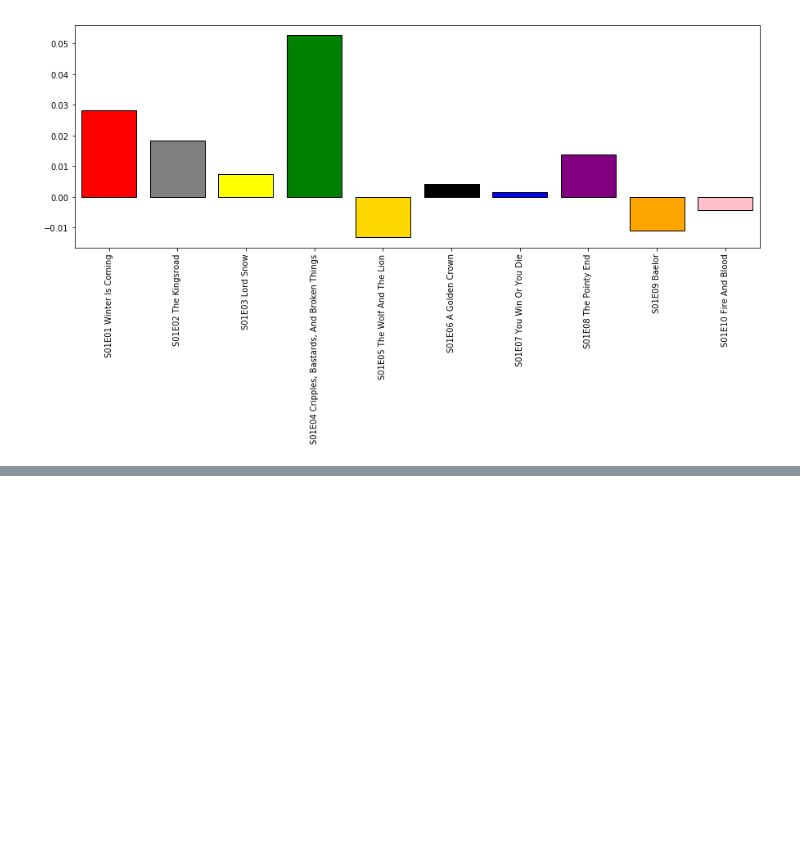
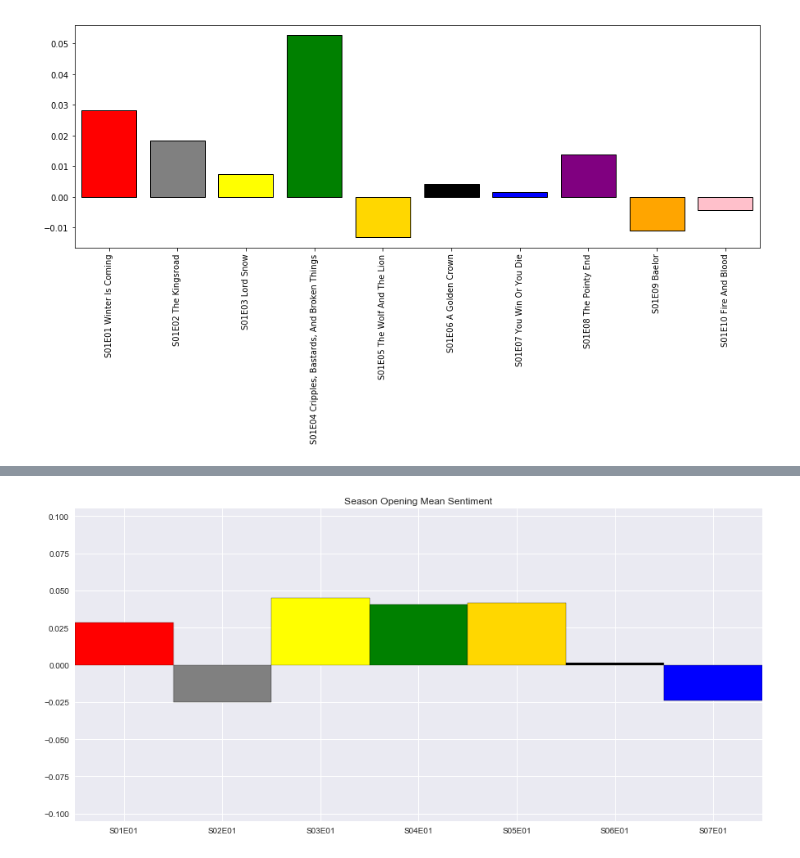
Before and after one commit to nix1228/Retro-Fireballs, a Jupyter notebook: analysis.ipynb, the cells around one changed output, grey strips where cells are left out. Saved outputs shown, nothing was run; the diff lists cells and outputs as text; code cells hidden in the pictures; blank space fills up the shorter version.

```diff
--- a/analysis.ipynb
+++ b/analysis.ipynb
@@ -163,0 +241,2 @@ plt.show()
+# %%
+transpose = transpose.T.reset_index()
@@ -163,0 +255,3 @@ plt.show()
+# %%
+seasongroups = transpose.groupby(["Season", "Ep"])
+grouped = seasongroups.mean()
@@ -163,0 +270,18 @@ plt.show()
+# %%
+plt.close()
+xticklabels = []
+for x in range(7):
+    xticklabels.append(f"S0{x+1}E01")
+fig, ax = plt.subplots(figsize=(15, 7))
+ax.bar(np.arange(len(grouped["Compound"][::10])), grouped["Compound"][::10], color=colors, edgecolor=edges, width=1)
+ax.set_xticks(np.arange(len(grouped["Compound"][::10])))
+ax.set_xticklabels(xticklabels)
+ax.set_xlim(-0.5, len(grouped["Compound"][::10]) - 0.5)
+
+plt.title("Season Opening Mean Sentiment")
+plt.ylim(-0.105, 0.105)
+sns.set()
+plt.savefig("Images/OpeningSentiments2.png")
+plt.show()
+# %% [output]
+[figure, added]
```
Also changed, not shown: parts of 19 cells of this notebook, 11 other files.
